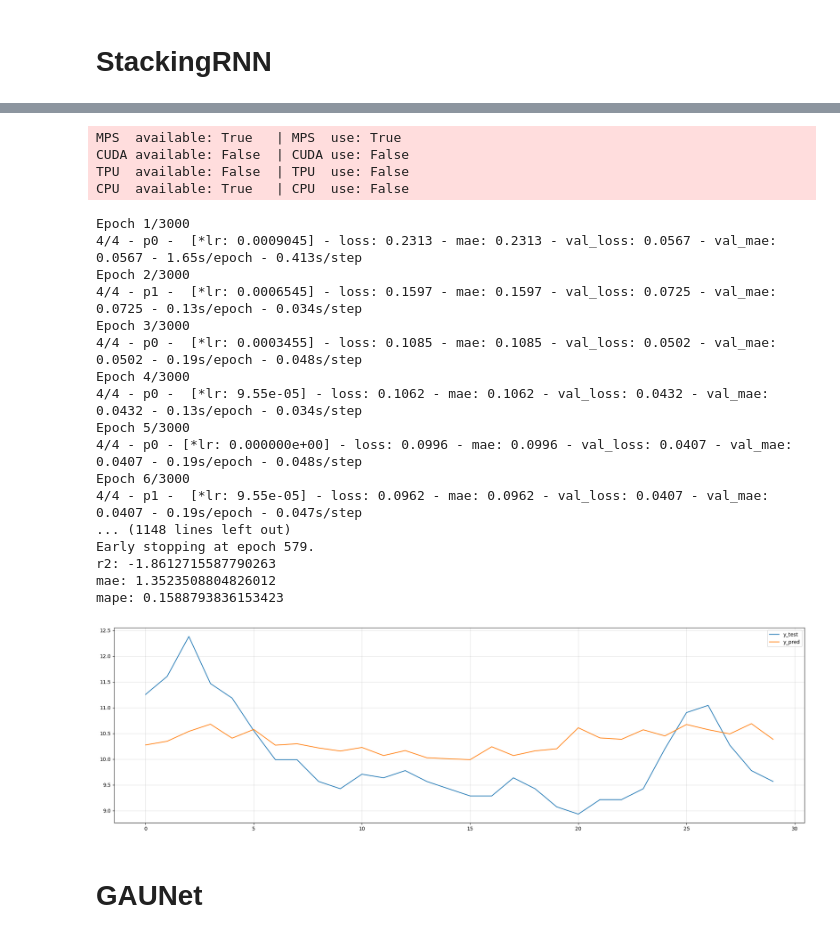
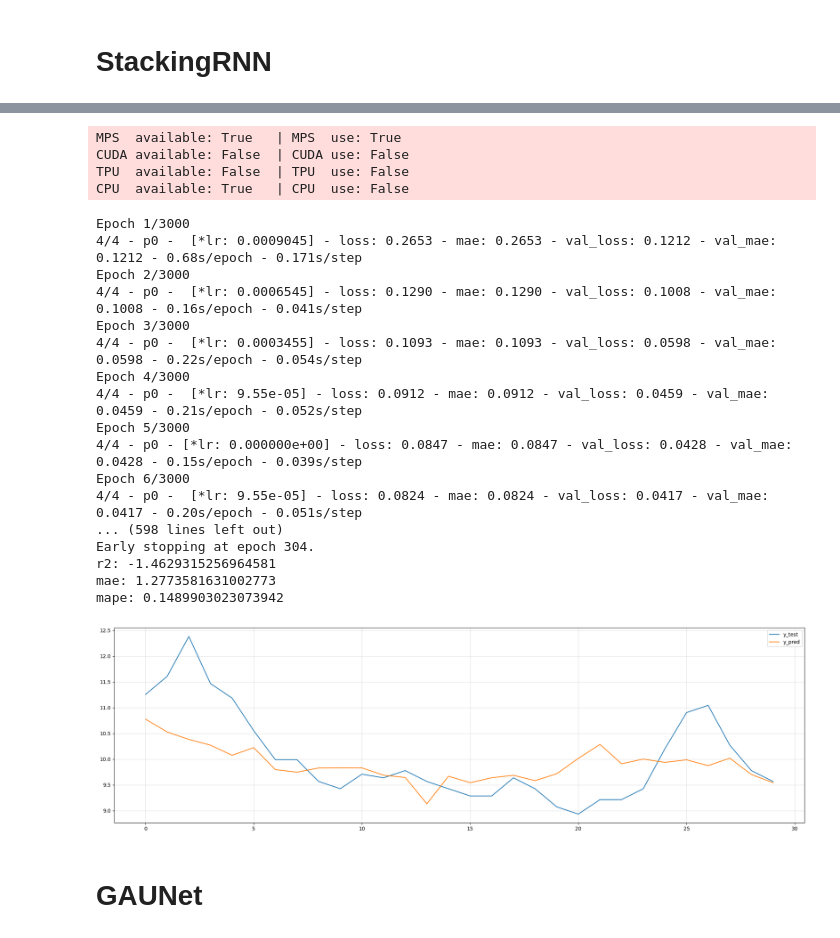
Before and after one commit to BirchKwok/spinesTS, a Jupyter notebook: examples/nn.ipynb, the cells around one changed output, grey strips where cells are left out. Cells and saved outputs as stored; diff of their text form; code cells hidden in the pictures.

```diff
--- a/examples/nn.ipynb
+++ b/examples/nn.ipynb
@@ -147,40 +110,40 @@ mape: 0.15778482693429663
-# %%
-model = StackingRNN(128, 30, random_seed=42, loss_fn='mae', learning_rate=0.001,
-                    device='auto')
-model.fit(x_train, y_train, eval_set=(x_test, y_test), batch_size='auto',
-             min_delta=0, patience=100, epochs=3000, verbose=True)
-
-y_pred_inverse = scaler2.inverse_transform(model.predict(x_test))
-
-y_test_inverse = scaler2.inverse_transform(y_test)
-
-print(f"r2: {r2_score(y_test_inverse.T, y_pred_inverse.T)}")
-print(f"mae: {mean_absolute_error(y_test_inverse, y_pred_inverse)}")
-print(f"mape: {mean_absolute_percentage_error(y_test_inverse, y_pred_inverse)}")
-a = plot2d(y_test_inverse, y_pred_inverse, eval_slices='[-1]', labels=['y_test', 'y_pred'], figsize=(20, 6))
-# %% [output]
-MPS  available: True   | MPS  use: True
-CUDA available: False  | CUDA use: False
-TPU  available: False  | TPU  use: False
-CPU  available: True   | CPU  use: False
-Epoch 1/3000
-4/4 - p0 -  [*lr: 0.0009045] - loss: 0.2313 - mae: 0.2313 - val_loss: 0.0567 - val_mae: 0.0567 - 1.65s/epoch - 0.413s/step
-Epoch 2/3000
-4/4 - p1 -  [*lr: 0.0006545] - loss: 0.1597 - mae: 0.1597 - val_loss: 0.0725 - val_mae: 0.0725 - 0.13s/epoch - 0.034s/step
-Epoch 3/3000
-4/4 - p0 -  [*lr: 0.0003455] - loss: 0.1085 - mae: 0.1085 - val_loss: 0.0502 - val_mae: 0.0502 - 0.19s/epoch - 0.048s/step
-Epoch 4/3000
-4/4 - p0 -  [*lr: 9.55e-05] - loss: 0.1062 - mae: 0.1062 - val_loss: 0.0432 - val_mae: 0.0432 - 0.13s/epoch - 0.034s/step
-Epoch 5/3000
-4/4 - p0 - [*lr: 0.000000e+00] - loss: 0.0996 - mae: 0.0996 - val_loss: 0.0407 - val_mae: 0.0407 - 0.19s/epoch - 0.048s/step
-Epoch 6/3000
-4/4 - p1 -  [*lr: 9.55e-05] - loss: 0.0962 - mae: 0.0962 - val_loss: 0.0407 - val_mae: 0.0407 - 0.19s/epoch - 0.047s/step
-... (1148 lines left out)
-Early stopping at epoch 579.
-r2: -1.8612715587790263
-mae: 1.3523508804826012
-mape: 0.1588793836153423
-[figure, removed]
+# %%
+model = StackingRNN(128, 30, blocks=2, random_seed=42, loss_fn='mae', learning_rate=0.001,
+                    device='auto')
+model.fit(x_train, y_train, eval_set=(x_test, y_test), batch_size='auto',
+             min_delta=0, patience=100, epochs=3000, verbose=True)
+
+y_pred_inverse = scaler2.inverse_transform(model.predict(x_test))
+
+y_test_inverse = scaler2.inverse_transform(y_test)
+
+print(f"r2: {r2_score(y_test_inverse.T, y_pred_inverse.T)}")
+print(f"mae: {mean_absolute_error(y_test_inverse, y_pred_inverse)}")
+print(f"mape: {mean_absolute_percentage_error(y_test_inverse, y_pred_inverse)}")
+a = plot2d(y_test_inverse, y_pred_inverse, eval_slices='[-1]', labels=['y_test', 'y_pred'], figsize=(20, 6))
+# %% [output]
+MPS  available: True   | MPS  use: True
+CUDA available: False  | CUDA use: False
+TPU  available: False  | TPU  use: False
+CPU  available: True   | CPU  use: False
+Epoch 1/3000
+4/4 - p0 -  [*lr: 0.0009045] - loss: 0.2653 - mae: 0.2653 - val_loss: 0.1212 - val_mae: 0.1212 - 0.68s/epoch - 0.171s/step
+Epoch 2/3000
+4/4 - p0 -  [*lr: 0.0006545] - loss: 0.1290 - mae: 0.1290 - val_loss: 0.1008 - val_mae: 0.1008 - 0.16s/epoch - 0.041s/step
+Epoch 3/3000
+4/4 - p0 -  [*lr: 0.0003455] - loss: 0.1093 - mae: 0.1093 - val_loss: 0.0598 - val_mae: 0.0598 - 0.22s/epoch - 0.054s/step
+Epoch 4/3000
+4/4 - p0 -  [*lr: 9.55e-05] - loss: 0.0912 - mae: 0.0912 - val_loss: 0.0459 - val_mae: 0.0459 - 0.21s/epoch - 0.052s/step
+Epoch 5/3000
+4/4 - p0 - [*lr: 0.000000e+00] - loss: 0.0847 - mae: 0.0847 - val_loss: 0.0428 - val_mae: 0.0428 - 0.15s/epoch - 0.039s/step
+Epoch 6/3000
+4/4 - p0 -  [*lr: 9.55e-05] - loss: 0.0824 - mae: 0.0824 - val_loss: 0.0417 - val_mae: 0.0417 - 0.20s/epoch - 0.051s/step
+... (598 lines left out)
+Early stopping at epoch 304.
+r2: -1.4629315256964581
+mae: 1.2773581631002773
+mape: 0.1489903023073942
+[figure, added]
 # %% [markdown]
 # GAUNet
 # %%
```
Also changed, not shown: parts of 2 cells of this notebook, 5 other files.
